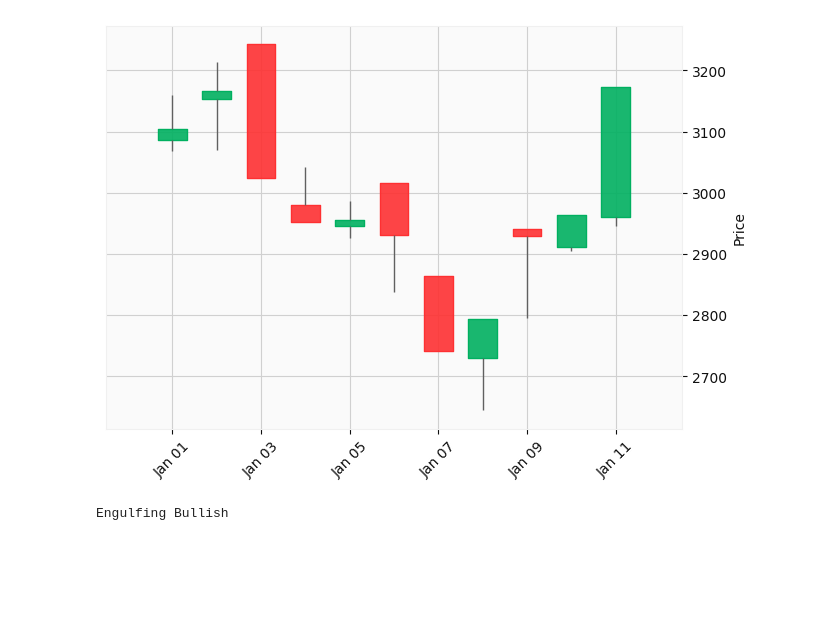
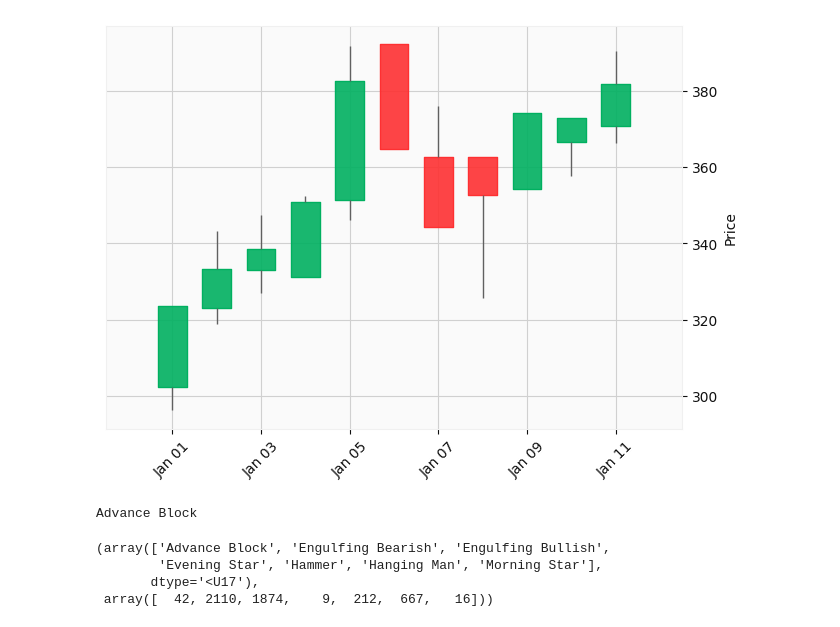
Before and after one commit to OverCat2000/Research, a Jupyter notebook: Candle_Generator.ipynb, the cells around one changed output. Saved outputs shown, nothing was run; the diff lists cells and outputs as text; code cells hidden in the pictures; blank space fills up the shorter version.

```diff
--- a/Candle_Generator.ipynb
+++ b/Candle_Generator.ipynb
@@ -96,22 +96,30 @@ plot(1, St)
 # %%
 class STC:
-    def __init__(self, mat):
+    def __init__(self, mat, idx):
         self.mat = mat
+        self.idx = idx
+        if idx > 7:
+            self.trend = self.mat[3][idx - 8: idx]
+        else:
+            raise(ValueError("index must be greater that 7"))
     def get_trend(self, idx):
         if idx > 7:
             return self.mat[3][idx - 8: idx]
         else:
             "pass"
-    def get_sub_trend(self, idx, pos):
-        x = self.get_trend(idx)[pos: pos + 5]
-        return x
-    def ap(self, idx, pos):
-        return np.mean(self.get_sub_trend(idx, pos))
-    def price_trend(self, idx):
-        aps = [self.ap(idx, 0),
-              self.ap(idx, 1),
-              self.ap(idx, 2),
-              self.ap(idx, 3)]
+    def get_sub_trend(self, pos):
+        if pos < 4:
+            x = self.trend[pos: pos + 5]
+            return x
+        else:
+            raise(ValueError("position must be less than 3"))
+    def ap(self, pos):
+        return np.mean(self.get_sub_trend(pos))
+    def price_trend(self):
+        aps = [self.ap(0),
+              self.ap(1),
+              self.ap(2),
+              self.ap(3)]
         if (aps[0] < aps[1] < aps[2] < aps[3]):
         # if all(aps[i] < aps[i + 1] for i in range(len(aps) - 1)):
             return 1
@@ -123,20 +131,20 @@ class S:
     def __init__(self, mat, idx, length):
         self.mat = np.moveaxis(mat, 0, 1)
         self.idx = idx
-        self.stc = STC(mat)
+        self.stc = STC(mat, idx)
         self.length = length
         self.pattern = self.mat[idx:idx + length, :]
     # def slice(self, length):
     #     return self.mat[self.idx: self.idx + length, :]
     def get_trend(self):
-        return self.stc.get_trend(self.idx)
+        return self.stc.get_trend()
     def values(self):
         # return self.mat[self.idx - 8: self.idx + self.length, :]
         return self.mat[self.idx - 8: self.idx + 3, :]
     def ap(self):
-        return self.stc.ap(self.idx)
+        return self.stc.ap()
     def price_trend(self):
-        return self.stc.price_trend(self.idx)
+        return self.stc.price_trend()
 
     def op(self, i):
         return self.pattern[i][0]
@@ -284,6 +292,7 @@ count = 0
 features = []
 labels = []
 patterns = [AdvancedBlock, EngulfingBearish, EngulfingBullish, HangingMan, Hammer, MorningStar, EveningStar]
+obj_collection = []
 for j in range(100):
     mat = to_candel(j, St)
     for cls in patterns:
@@ -296,6 +305,7 @@ for j in range(100):
             # obj = EveningStar(mat, i)
             obj = cls(mat, i)
             if obj.check():
+                obj_collection.append(obj)
                 temp = obj.s.values()
                 features.append(temp)
                 labels.append(obj.label)
@@ -312,11 +338,18 @@ print(features.shape)
 # %%
 def test(i):
     print_pattern(np.moveaxis(features[i], 1, 0))
     print(labels[i])
-test(125)
+test(1)
 # %% [output]
-[figure, old version]
+[figure, new version]
-Engulfing Bullish
+Advance Block
+# %%
+np.unique(labels, return_counts=True)
+# %% [output]
+(array(['Advance Block', 'Engulfing Bearish', 'Engulfing Bullish',
+        'Evening Star', 'Hammer', 'Hanging Man', 'Morning Star'],
+       dtype='<U17'),
+ array([  42, 2110, 1874,    9,  212,  667,   16]))
 # %%
 dataset = (features, labels)
 with open('synthetic_data.pkl', 'wb') as f:
```
Also changed, not shown: parts of 4 cells of this notebook, 1 other file.
